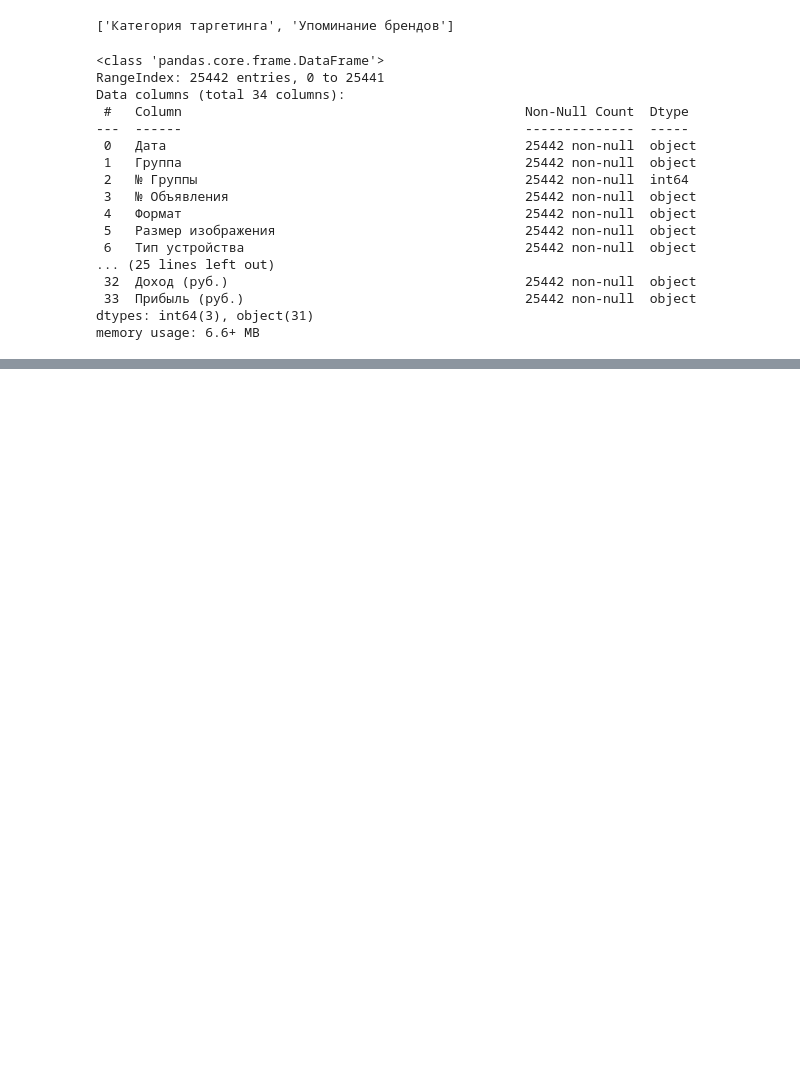
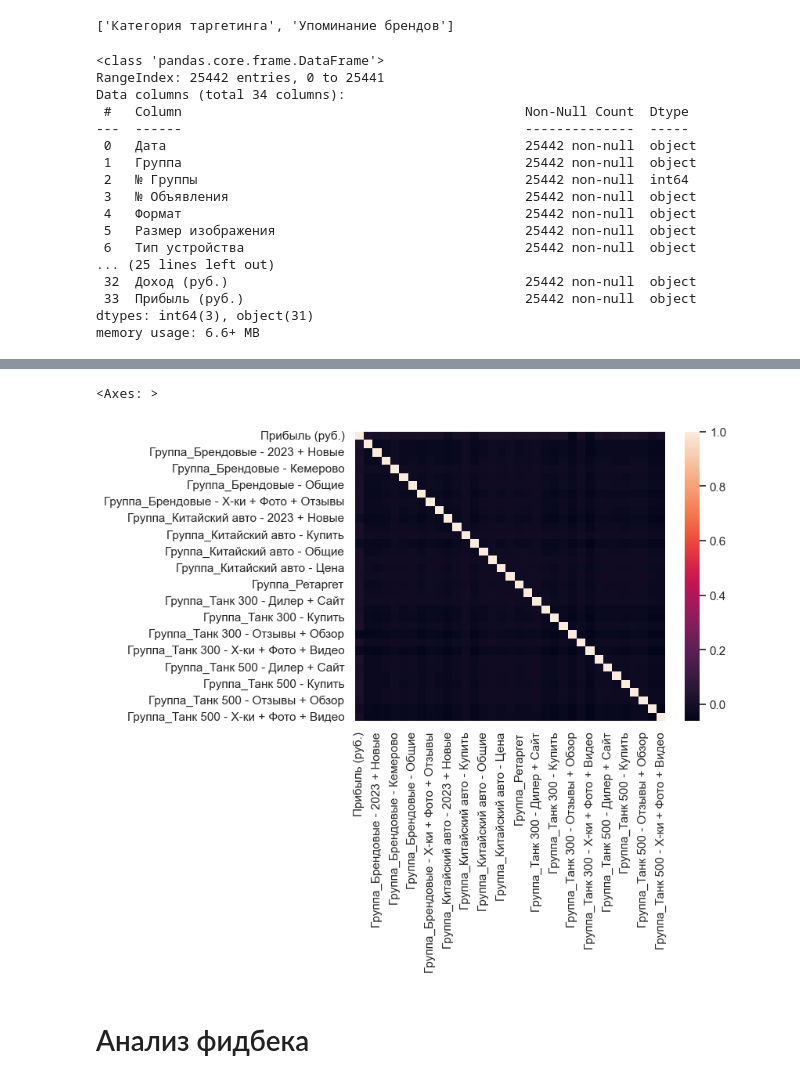
Before and after one commit to neZorinEgor/AdsAnalyzer, a Jupyter notebook: analys/main.ipynb, the cells around one changed output, grey strips where cells are left out. Drawn from its saved outputs; the diff is of its cells as text; code cells hidden in the pictures; blank space fills up the shorter version.

```diff
--- a/analys/main.ipynb
+++ b/analys/main.ipynb
@@ -200,2 +233,7 @@ Text(0.5, 0, 'Возраст')
 # %%
-sns.heatmap(pd.get_dummies(yan_df.drop(columns=["Дата"])).corr())
+sns.heatmap(pd.get_dummies(yan_df[["Группа", "Прибыль (руб.)"]]).corr())
+# %% [output]
+<Axes: >
+[figure, added]
+# %% [markdown]
+# Анализ фидбека
```
Also changed, not shown: parts of 13 cells of this notebook.
